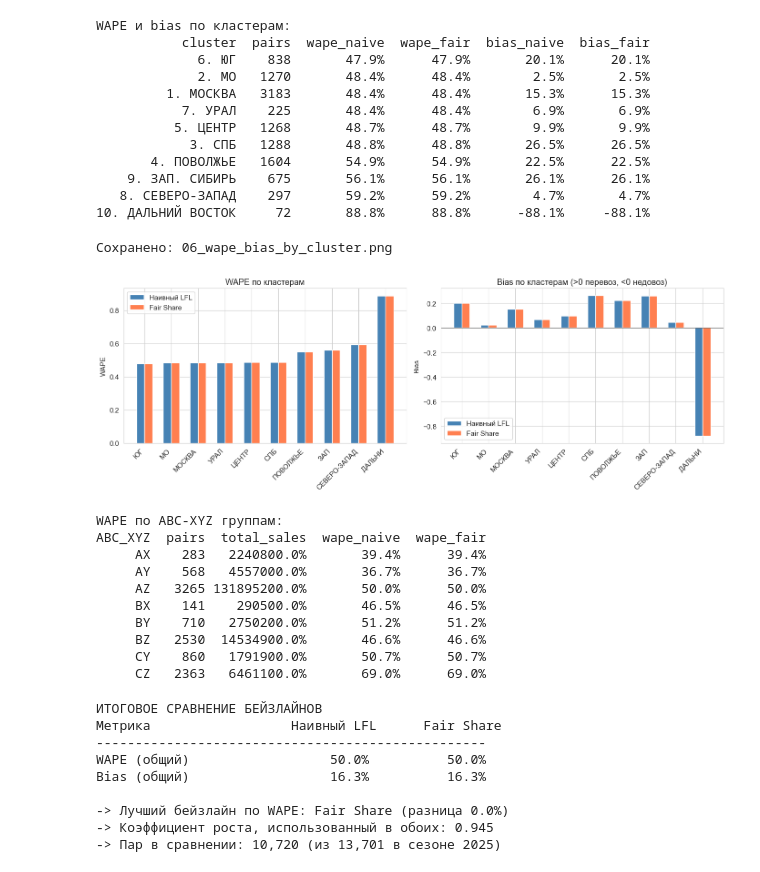
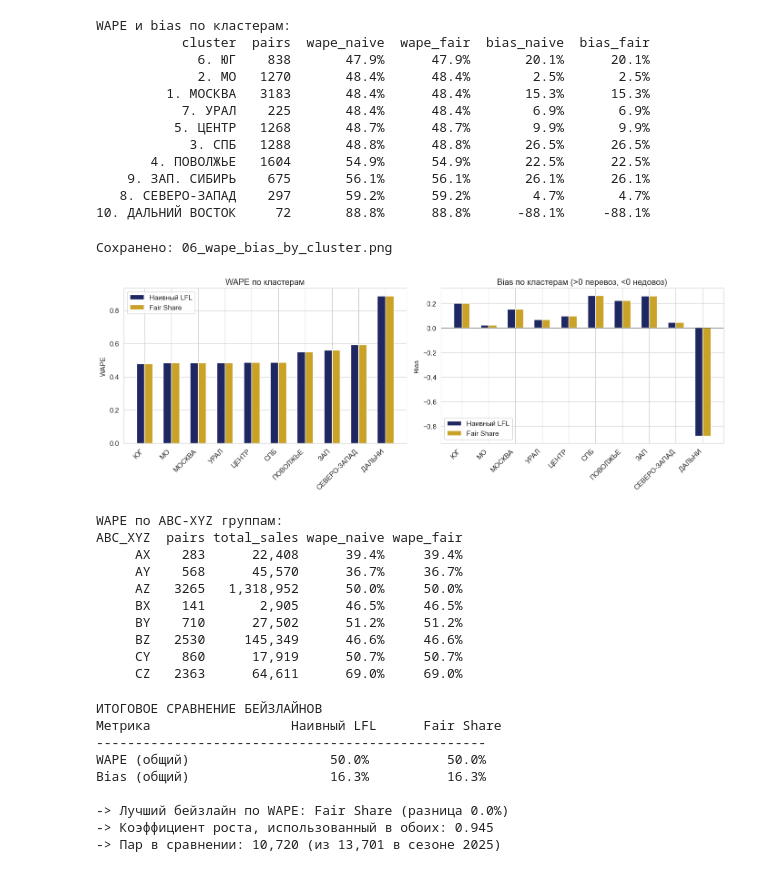
Before and after one commit to AnastasiyaEremina/final_project_hse_eremina, a Jupyter notebook: notebooks/code0908.ipynb, the cells around one changed output. Cells and saved outputs as stored; diff of their text form; code cells hidden in the pictures.

```diff
--- a/notebooks/code0908.ipynb
+++ b/notebooks/code0908.ipynb
@@ -81,7 +81,7 @@ for file_path in all_files:
             f" | строк: {len(df_temp):>7}"
             f" | сезон: {season}"
         )
-    except Exception as e:
+    except (ValueError, OSError) as e:
         print(f"  ОШИБКА при чтении {file_path.name}: {e}")
 # %% [output]
   Загружен: 2024_40W.xlsx | строк:   39169 | сезон: 2024
@@ -126,8 +126,8 @@ for season, n in weeks_per_season.items():
 # %%
 # Подблок 3.2 — Стабильность набора колонок между файлами
 col_sets = {}
-for name, group in df_combined.groupby("source_file"):
-    col_sets[name] = tuple(sorted(group.columns))
+for file_name, group in df_combined.groupby("source_file"):
+    col_sets[file_name] = tuple(sorted(group.columns))
 unique_col_sets = set(col_sets.values())
 
 if len(unique_col_sets) == 1:
@@ -646,18 +639,33 @@ print(f"\nКоэффициент роста сети (октябрь): {growth_c
 # %%
 # Подблок 6.1 — Настройка окружения для визуализации
 import matplotlib.pyplot as plt
+import matplotlib.colors as mcolors
 import seaborn as sns
+
+PALETTE = {
+    "navy": "#1E2761",       # основной цвет — бейзлайны, нейтральные данные
+    "navy_light": "#5A6BAE", # вспомогательный тон для второй серии (напр. сезон 2024)
+    "gold": "#C9A227",       # акцент — Ridge, ключевые находки, "победитель"
+    "ice": "#EAF0FB",        # светлый фон / базовые заливки
+    "red_soft": "#B85042",   # предупреждение — дефицит, недовоз, Дальний Восток
+    "text": "#1F2937",
+    "muted": "#6B7280",
+}
+
+# кастомная цветовая карта для тепловых карт: от ice к navy
+PALETTE_CMAP = mcolors.LinearSegmentedColormap.from_list(
+    "project_cmap", [PALETTE["ice"], PALETTE["navy"]]
+)
 
 sns.set_style("whitegrid")
 plt.rcParams["figure.figsize"] = (10, 5)
 plt.rcParams["font.size"] = 11
+plt.rcParams["axes.prop_cycle"] = plt.cycler(color=[PALETTE["navy"], PALETTE["gold"], PALETTE["red_soft"]])
 
-# путь к корню проекта — на уровень выше data/raw
 PROJECT_DIR = RAW_DIR.parent.parent
 FIGURES_DIR = PROJECT_DIR / "output" / "figures"
 FIGURES_DIR.mkdir(parents=True, exist_ok=True)
 
-# перезагрузка данных — блок независим от Блока 5
 df_week = pd.read_parquet(PROCESSED_DIR / "df_week.parquet")
 df_season = pd.read_parquet(PROCESSED_DIR / "df_season.parquet")
 store_ref = pd.read_parquet(PROCESSED_DIR / "store_ref.parquet")
@@ -1200,15 +1186,14 @@ test_with_both[["store", "subgroup_key", "sales_qty",
 | 9 | 11003 Москва (Атриум) | одежда и обувь | носки, колготки ... | 118.0 | 29.309251 | 29.309251 |
 # %%
 # Подблок 8.4 — Метрики качества: WAPE и bias
-# WAPE (Weighted Absolute Percentage Error) — взвешенная абсолютная процентная ошибка. Формула: сумма |факт - прогноз| / сумма |факт|. Выбрана вместо MAPE: при низких или нулевых продажах MAPE уходит в бесконечность, WAPE устойчив.
-# Bias — систематическое отклонение прогноза. Формула: сумма (прогноз - факт) / сумма |факт|. Положительный bias = прогноз систематически завышен (перевоз), отрицательный = занижен (недовоз). Для товародвижения направление ошибки важнее её величины: недовоз и перевоз стоят разных денег.
-def calc_wape(actual, forecast):
+def calc_wape(y_true, y_pred):
     """Взвешенная абсолютная процентная ошибка."""
-    return abs(actual - forecast).sum() / actual.sum() if actual.sum() > 0 else float("inf")
+    return abs(y_true - y_pred).sum() / y_true.sum() if y_true.sum() > 0 else float("inf")
 
-def calc_bias(actual, forecast):
+
+def calc_bias(y_true, y_pred):
     """Систематическое отклонение: >0 = перевоз, <0 = недовоз."""
-    return (forecast - actual).sum() / actual.sum() if actual.sum() > 0 else float("inf")
+    return (y_pred - y_true).sum() / y_true.sum() if y_true.sum() > 0 else float("inf")
 
 # общие метрики по всей выборке
 actual = test_with_both["sales_qty"]
@@ -1258,39 +1243,40 @@ WAPE и bias по кластерам:
 # %%
 fig, axes = plt.subplots(1, 2, figsize=(14, 5))
 
 x = range(len(df_cluster_metrics))
 labels = df_cluster_metrics["cluster"].str.split(". ", expand=True)[1]
 
 axes[0].bar([i - 0.15 for i in x], df_cluster_metrics["wape_naive"],
-            width=0.3, label="Наивный LFL", color="steelblue")
+            width=0.3, label="Наивный LFL", color=PALETTE["navy"])
 axes[0].bar([i + 0.15 for i in x], df_cluster_metrics["wape_fair"],
-            width=0.3, label="Fair Share", color="coral")
+            width=0.3, label="Fair Share", color=PALETTE["gold"])
 axes[0].set_xticks(list(x))
 axes[0].set_xticklabels(labels, rotation=45, ha="right")
 axes[0].set_ylabel("WAPE")
 axes[0].set_title("WAPE по кластерам")
 axes[0].legend()
 
 axes[1].bar([i - 0.15 for i in x], df_cluster_metrics["bias_naive"],
-            width=0.3, label="Наивный LFL", color="steelblue")
+            width=0.3, label="Наивный LFL", color=PALETTE["navy"])
 axes[1].bar([i + 0.15 for i in x], df_cluster_metrics["bias_fair"],
-            width=0.3, label="Fair Share", color="coral")
+            width=0.3, label="Fair Share", color=PALETTE["gold"])
 axes[1].set_xticks(list(x))
 axes[1].set_xticklabels(labels, rotation=45, ha="right")
 axes[1].set_ylabel("Bias")
 axes[1].set_title("Bias по кластерам (>0 перевоз, <0 недовоз)")
 axes[1].axhline(0, color="black", linewidth=0.5)
 axes[1].legend()
 
 plt.tight_layout()
 save_fig(fig, "06_wape_bias_by_cluster")
 plt.show()
 # %% [output]
 Сохранено: 06_wape_bias_by_cluster.png
-[figure, old version]
+[figure, new version]
 # %%
 # Подблок 8.6 — Ошибка в разрезе ABC-XYZ групп
-# Ключевой срез: для AX-подгрупп (стабильных и доходных) прогноз должен быть точным — ошибка здесь стоит дороже всего. Для CZ-подгрупп (хаотичных и малозначимых) высокая ошибка ожидаема и терпима.
+# Для AX-подгрупп (стабильных и доходных) прогноз должен быть точным.
+# Для CZ-подгрупп (хаотичных и малозначимых) высокая ошибка ожидаема.
 abc_xyz = pd.read_parquet(PROCESSED_DIR / "abc_xyz.parquet")
 
 test_abc = test_with_both.merge(
@@ -1310,24 +1296,27 @@ for group_name, group in test_abc.groupby("ABC_XYZ"):
         "wape_fair": calc_wape(a, group["forecast_fair"]),
     })
 
-df_abc_metrics = (
-    pd.DataFrame(results_by_abc)
-    .sort_values("ABC_XYZ")
-)
+df_abc_metrics = pd.DataFrame(results_by_abc).sort_values("ABC_XYZ")
+
+# отдельная копия для печати: каждой колонке — свой формат
+df_abc_display = df_abc_metrics.copy()
+df_abc_display["total_sales"] = df_abc_display["total_sales"].map("{:,.0f}".format)
+df_abc_display["wape_naive"] = df_abc_display["wape_naive"].map("{:.1%}".format)
+df_abc_display["wape_fair"] = df_abc_display["wape_fair"].map("{:.1%}".format)
 
 print("WAPE по ABC-XYZ группам:")
-print(df_abc_metrics.to_string(index=False, float_format="{:.1%}".format))
+print(df_abc_display.to_string(index=False))
 # %% [output]
 WAPE по ABC-XYZ группам:
-ABC_XYZ  pairs  total_sales  wape_naive  wape_fair
-     AX    283   2240800.0%       39.4%      39.4%
-     AY    568   4557000.0%       36.7%      36.7%
-     AZ   3265 131895200.0%       50.0%      50.0%
-     BX    141    290500.0%       46.5%      46.5%
-     BY    710   2750200.0%       51.2%      51.2%
-     BZ   2530  14534900.0%       46.6%      46.6%
-     CY    860   1791900.0%       50.7%      50.7%
-     CZ   2363   6461100.0%       69.0%      69.0%
+ABC_XYZ  pairs total_sales wape_naive wape_fair
+     AX    283      22,408      39.4%     39.4%
+     AY    568      45,570      36.7%     36.7%
+     AZ   3265   1,318,952      50.0%     50.0%
+     BX    141       2,905      46.5%     46.5%
+     BY    710      27,502      51.2%     51.2%
+     BZ   2530     145,349      46.6%     46.6%
+     CY    860      17,919      50.7%     50.7%
+     CZ   2363      64,611      69.0%     69.0%
 # %%
 # Подблок 8.7 — Сводная таблица сравнения подходов
 print("ИТОГОВОЕ СРАВНЕНИЕ БЕЙЗЛАЙНОВ")
```
Also changed, not shown: parts of 43 cells of this notebook, 8 other files.
